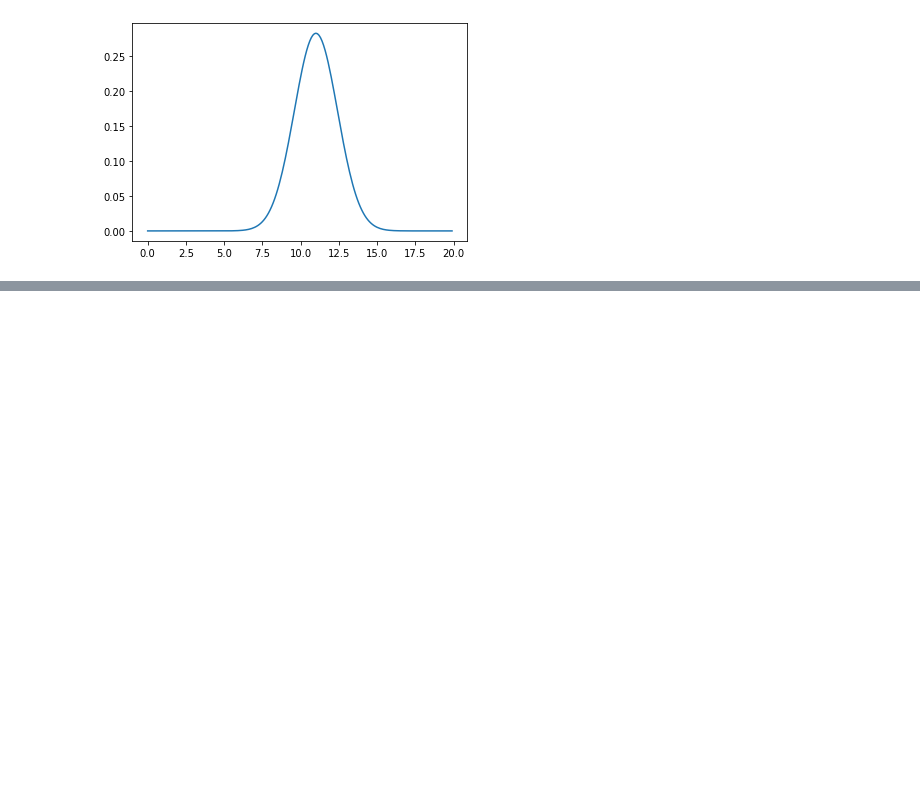
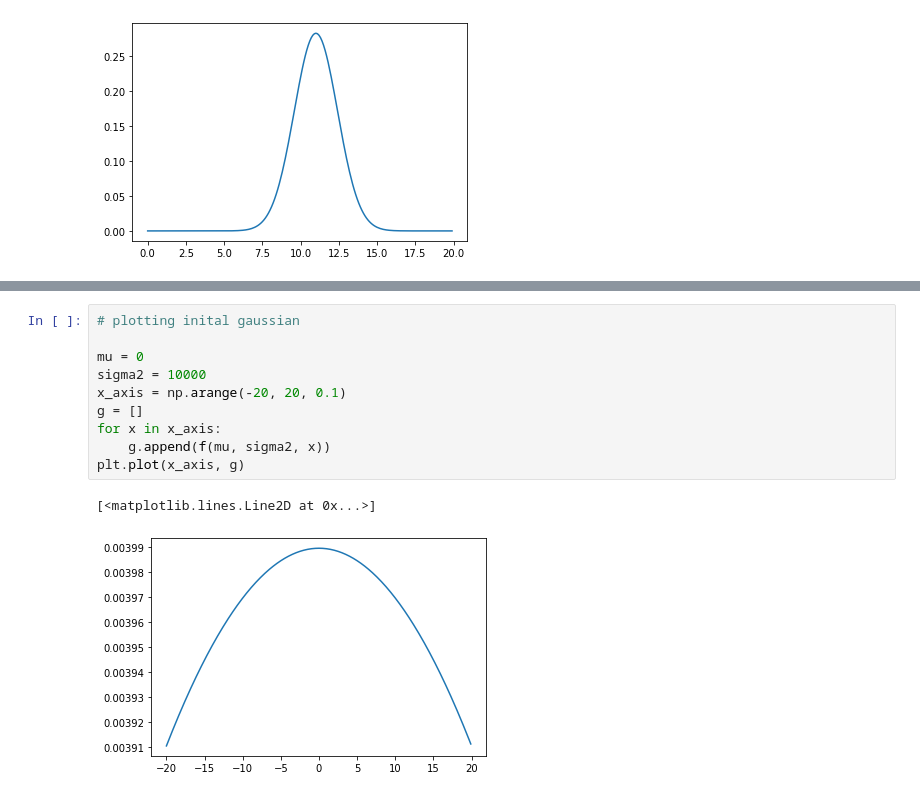
Before and after one commit to BhushanMahajan25/computer-vision, a Jupyter notebook: robot-localization/kalman_filter.ipynb, the cells around one changed output, grey strips where cells are left out. Saved outputs shown, nothing was run; the diff lists cells and outputs as text; blank space fills up the shorter version.

```diff
--- a/robot-localization/kalman_filter.ipynb
+++ b/robot-localization/kalman_filter.ipynb
@@ -74,0 +157,13 @@ plt.plot(x_axis, g)
+# %%
+# plotting inital gaussian
+
+mu = 0
+sigma2 = 10000
+x_axis = np.arange(-20, 20, 0.1)
+g = []
+for x in x_axis:
+    g.append(f(mu, sigma2, x))
+plt.plot(x_axis, g)
+# %% [output]
+[<matplotlib.lines.Line2D at 0x...>]
+[figure, added]
```
Also changed, not shown: parts of 10 cells of this notebook.
